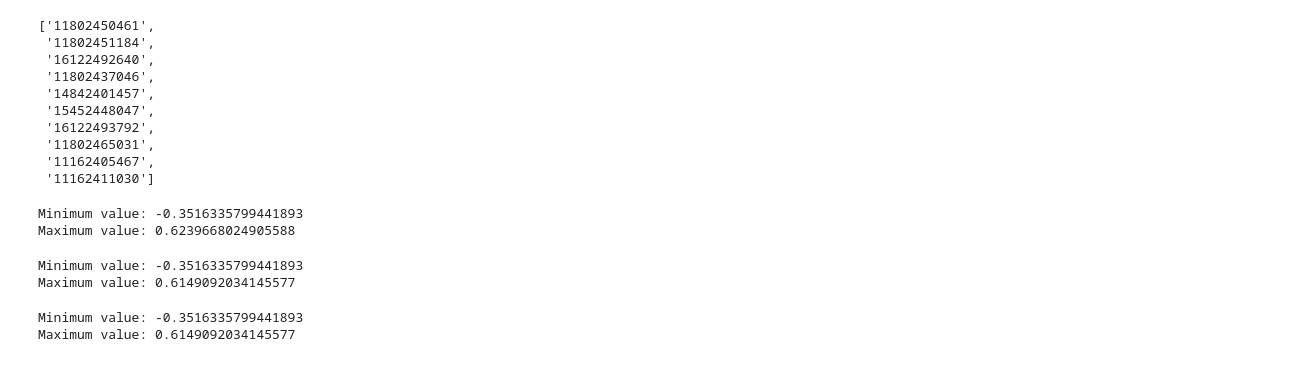
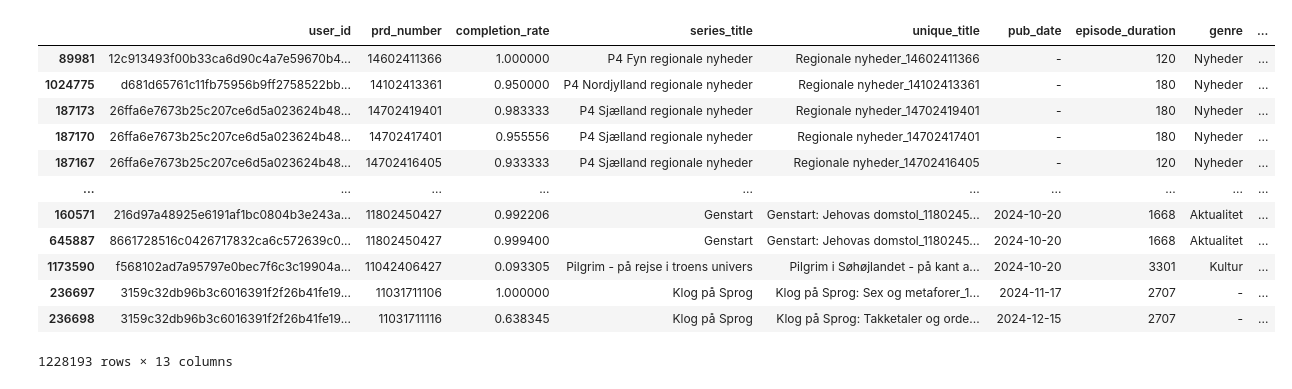
Before and after one commit to SebWae/dr-podcast-recsys-bsc-project, a Jupyter notebook: scripts/test.ipynb, the cells around one changed output. Cells and saved outputs as stored; diff of their text form; code cells hidden in the pictures.

```diff
--- a/scripts/test.ipynb
+++ b/scripts/test.ipynb
@@ -66,60 +73,17 @@ top_10_shows
-# %%
-recommendations = []
-for show in top_10_shows:
-    show_filtered = meta_df[(meta_df["series_title"] == show) & (meta_df["pub_date"] >= "2024-11-11")]
-    shows_after_split_date = len(show_filtered)
-
-    if shows_after_split_date == 0:
-        show_filtered = meta_df[meta_df["series_title"] == show]
-
-    show_filtered_sorted = show_filtered.sort_values(by="pub_date")
-    first_prd_number = show_filtered_sorted.iloc[0]["prd_number"]
-    recommendations.append(first_prd_number)
-recommendations
-# %% [output]
-['11802450461',
- '11802451184',
- '16122492640',
- '11802437046',
- '14842401457',
- '15452448047',
- '16122493792',
- '11802465031',
- '11162405467',
- '11162411030']
-# %%
-# loading embeddings
-emb_df = pd.read_parquet("../" + EMBEDDINGS_TITLE_PATH)
-emb_df.drop(columns="episode", inplace=True)
-min_value = emb_df.min().min()
-max_value = emb_df.max().max()
-
-print(f"Minimum value: {min_value}")
-print(f"Maximum value: {max_value}")
-# %% [output]
-Minimum value: -0.3516335799441893
-Maximum value: 0.6239668024905588
-# %%
-# loading embeddings
-emb_df = pd.read_parquet("../" + EMBEDDINGS_DESCR_PATH)
-emb_df.drop(columns="episode", inplace=True)
-min_value = emb_df.min().min()
-max_value = emb_df.max().max()
-
-print(f"Minimum value: {min_value}")
-print(f"Maximum value: {max_value}")
-# %% [output]
-Minimum value: -0.3516335799441893
-Maximum value: 0.6149092034145577
-# %%
-# loading embeddings
-emb_df = pd.read_parquet("../" + EMBEDDINGS_COMBI_PATH)
-emb_df.drop(columns="episode", inplace=True)
-min_value = emb_df.min().min()
-max_value = emb_df.max().max()
-
-print(f"Minimum value: {min_value}")
-print(f"Maximum value: {max_value}")
-# %% [output]
-Minimum value: -0.3516335799441893
-Maximum value: 0.6149092034145577
+# %%
+train_w_meta_sorted = train_w_meta.sort_values(by="pub_date", ascending=True)
+train_w_meta_sorted
+# %% [output]
+|  | user_id | prd_number | completion_rate | series_title | unique_title | pub_date | episode_duration | genre | ... |
+| 89981 | 12c913493f00b33ca6d90c4a7e59670b4... | 14602411366 | 1.000000 | P4 Fyn regionale nyheder | Regionale nyheder_14602411366 | - | 120 | Nyheder | ... |
+| 1024775 | d681d65761c11fb75956b9ff2758522bb... | 14102413361 | 0.950000 | P4 Nordjylland regionale nyheder | Regionale nyheder_14102413361 | - | 180 | Nyheder | ... |
+| 187173 | 26ffa6e7673b25c207ce6d5a023624b48... | 14702419401 | 0.983333 | P4 Sjælland regionale nyheder | Regionale nyheder_14702419401 | - | 180 | Nyheder | ... |
+| 187170 | 26ffa6e7673b25c207ce6d5a023624b48... | 14702417401 | 0.955556 | P4 Sjælland regionale nyheder | Regionale nyheder_14702417401 | - | 180 | Nyheder | ... |
+| 187167 | 26ffa6e7673b25c207ce6d5a023624b48... | 14702416405 | 0.933333 | P4 Sjælland regionale nyheder | Regionale nyheder_14702416405 | - | 120 | Nyheder | ... |
+| ... | ... | ... | ... | ... | ... | ... | ... | ... | ... |
+| 160571 | 216d97a48925e6191af1bc0804b3e243a... | 11802450427 | 0.992206 | Genstart | Genstart: Jehovas domstol_1180245... | 2024-10-20 | 1668 | Aktualitet | ... |
+| 645887 | 8661728516c0426717832ca6c572639c0... | 11802450427 | 0.999400 | Genstart | Genstart: Jehovas domstol_1180245... | 2024-10-20 | 1668 | Aktualitet | ... |
+| 1173590 | f568102ad7a95797e0bec7f6c3c19904a... | 11042406427 | 0.093305 | Pilgrim - på rejse i troens univers | Pilgrim i Søhøjlandet - på kant a... | 2024-10-20 | 3301 | Kultur | ... |
+| 236697 | 3159c32db96b3c6016391f2f26b41fe19... | 11031711106 | 1.000000 | Klog på Sprog | Klog på Sprog: Sex og metaforer_1... | 2024-11-17 | 2707 | - | ... |
+| 236698 | 3159c32db96b3c6016391f2f26b41fe19... | 11031711116 | 0.638345 | Klog på Sprog | Klog på Sprog: Takketaler og orde... | 2024-12-15 | 2707 | - | ... |
+1228193 rows × 13 columns
```
Also changed, not shown: parts of 6 cells of this notebook.
